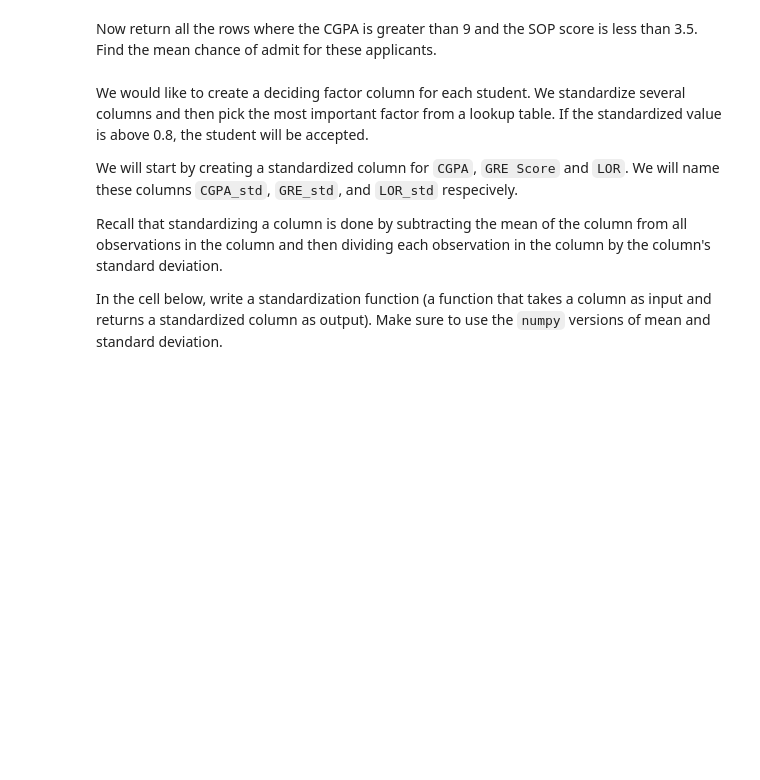
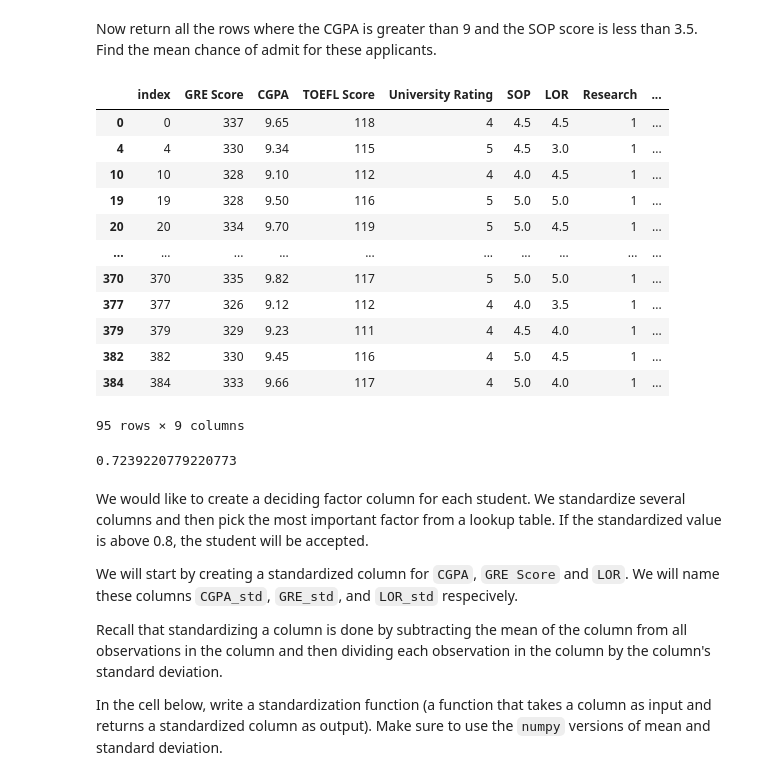
Before and after one commit to TitoGerva/dataptmad1121_labs, a Jupyter notebook: module-2/advanced-pandas/your-code/[advanced-pandas]Gervasio Feliciosi.ipynb, the cells around one changed output. Saved outputs shown, nothing was run; the diff lists cells and outputs as text; code cells hidden in the pictures; blank space fills up the shorter version.

```diff
--- a/module-2/advanced-pandas/your-code/[advanced-pandas]Gervasio Feliciosi.ipynb
+++ b/module-2/advanced-pandas/your-code/[advanced-pandas]Gervasio Feliciosi.ipynb
@@ -123,6 +184,25 @@ In this part of the lab, we would like to test complex conditions on the entire
 Now return all the rows where the CGPA is greater than 9 and the SOP score is less than 3.5. Find the mean chance of admit for these applicants.
 # %%
 # your code here
+challenge2.query('CGPA > 9').query('SOP>3.5')
+# %% [output]
+|  | index | GRE Score | CGPA | TOEFL Score | University Rating | SOP | LOR | Research | ... |
+| 0 | 0 | 337 | 9.65 | 118 | 4 | 4.5 | 4.5 | 1 | ... |
+| 4 | 4 | 330 | 9.34 | 115 | 5 | 4.5 | 3.0 | 1 | ... |
+| 10 | 10 | 328 | 9.10 | 112 | 4 | 4.0 | 4.5 | 1 | ... |
+| 19 | 19 | 328 | 9.50 | 116 | 5 | 5.0 | 5.0 | 1 | ... |
+| 20 | 20 | 334 | 9.70 | 119 | 5 | 5.0 | 4.5 | 1 | ... |
+| ... | ... | ... | ... | ... | ... | ... | ... | ... | ... |
+| 370 | 370 | 335 | 9.82 | 117 | 5 | 5.0 | 5.0 | 1 | ... |
+| 377 | 377 | 326 | 9.12 | 112 | 4 | 4.0 | 3.5 | 1 | ... |
+| 379 | 379 | 329 | 9.23 | 111 | 4 | 4.5 | 4.0 | 1 | ... |
+| 382 | 382 | 330 | 9.45 | 116 | 4 | 5.0 | 4.5 | 1 | ... |
+| 384 | 384 | 333 | 9.66 | 117 | 4 | 5.0 | 4.0 | 1 | ... |
+95 rows × 9 columns
+# %%
+challenge2['Chance of Admit'].mean()
+# %% [output]
+0.7239220779220773
 # %% [markdown]
 We would like to create a deciding factor column for each student. We standardize several columns and then pick the most important factor from a lookup table. If the standardized value is above 0.8, the student will be accepted.
 
```
Also changed, not shown: parts of 17 cells of this notebook.
